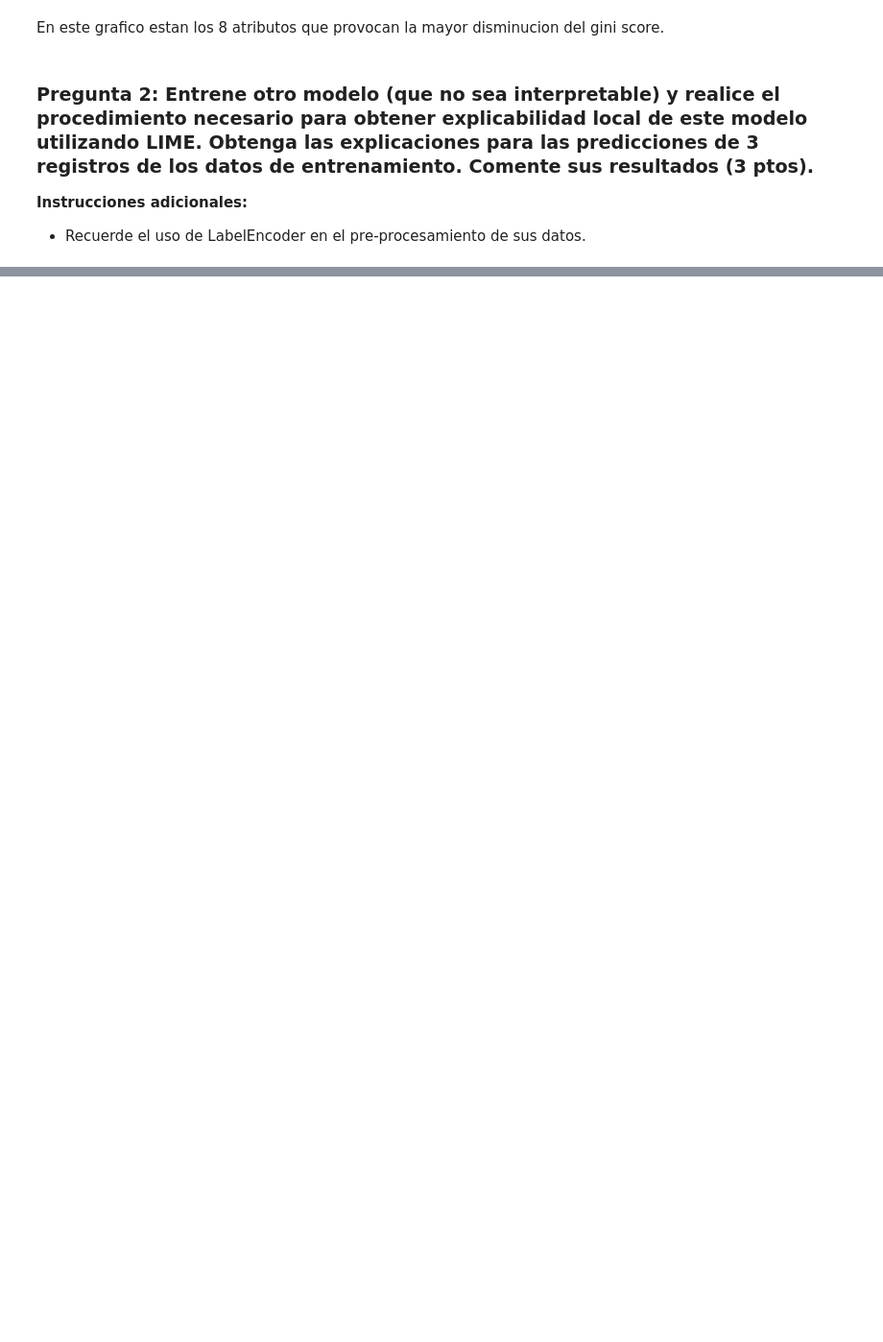
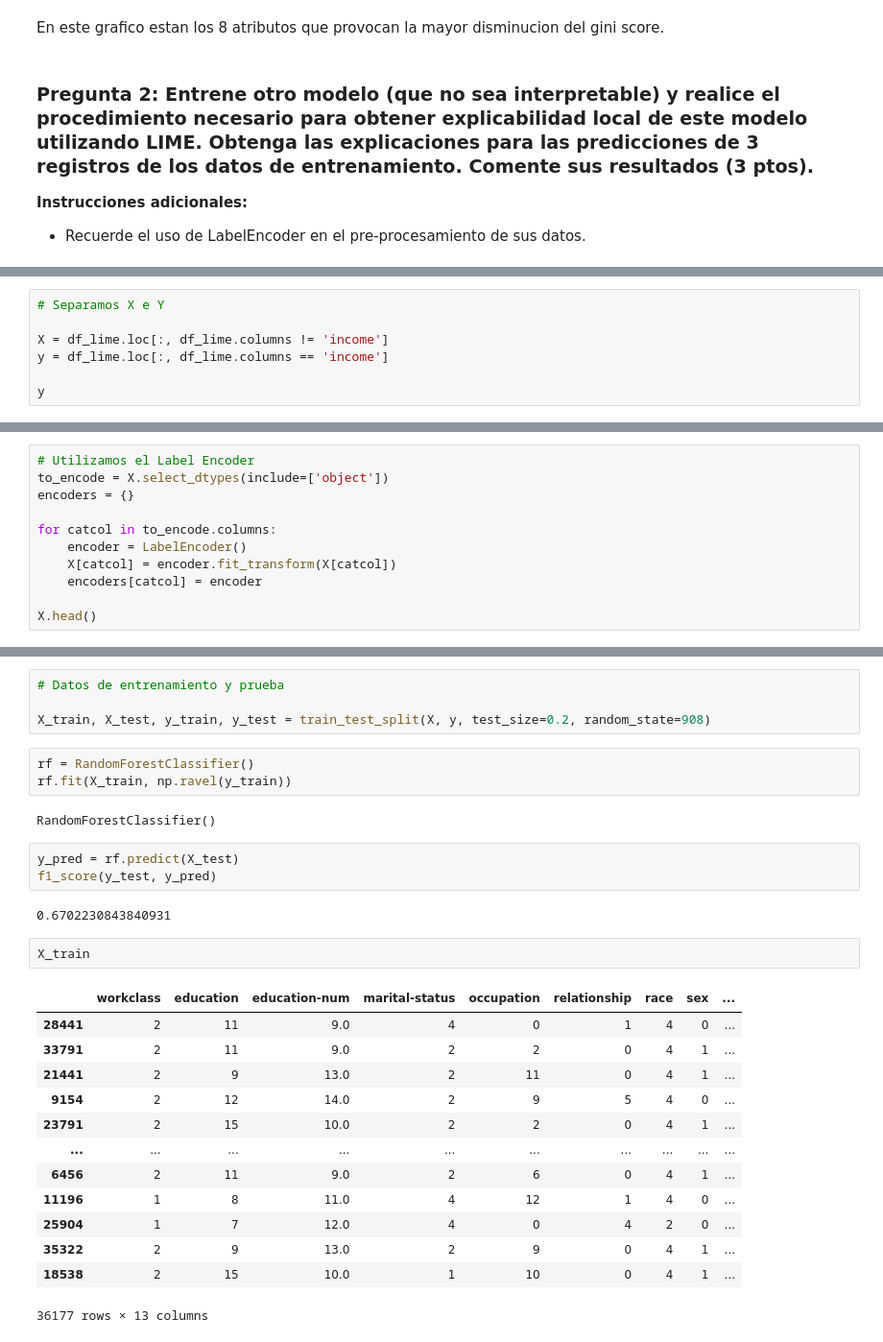
Before and after one commit to spoblete44/Etica-, a Jupyter notebook: Taller 3/Taller_Sumativo_3.ipynb, the cells around one changed output, grey strips where cells are left out. Shown at 96% size. Cells and saved outputs as stored; diff of their text form; blank space fills up the shorter version.

```diff
--- a/Taller 3/Taller_Sumativo_3.ipynb
+++ b/Taller 3/Taller_Sumativo_3.ipynb
@@ -131,0 +201,7 @@ En este grafico estan los 8 atributos que provocan la mayor disminucion del gini
+# %%
+# Separamos X e Y
+
+X = df_lime.loc[:, df_lime.columns != 'income']
+y = df_lime.loc[:, df_lime.columns == 'income']
+
+y
@@ -131,0 +240,11 @@ En este grafico estan los 8 atributos que provocan la mayor disminucion del gini
+# %%
+# Utilizamos el Label Encoder
+to_encode = X.select_dtypes(include=['object'])
+encoders = {}
+
+for catcol in to_encode.columns:
+    encoder = LabelEncoder()
+    X[catcol] = encoder.fit_transform(X[catcol])
+    encoders[catcol] = encoder
+
+X.head()
@@ -131,0 +291,30 @@ En este grafico estan los 8 atributos que provocan la mayor disminucion del gini
+# %%
+# Datos de entrenamiento y prueba
+
+X_train, X_test, y_train, y_test = train_test_split(X, y, test_size=0.2, random_state=908)
+# %%
+rf = RandomForestClassifier()
+rf.fit(X_train, np.ravel(y_train))
+# %% [output]
+RandomForestClassifier()
+# %%
+y_pred = rf.predict(X_test)
+f1_score(y_test, y_pred)
+# %% [output]
+0.6702230843840931
+# %%
+X_train
+# %% [output]
+|  | workclass | education | education-num | marital-status | occupation | relationship | race | sex | ... |
+| 28441 | 2 | 11 | 9.0 | 4 | 0 | 1 | 4 | 0 | ... |
+| 33791 | 2 | 11 | 9.0 | 2 | 2 | 0 | 4 | 1 | ... |
+| 21441 | 2 | 9 | 13.0 | 2 | 11 | 0 | 4 | 1 | ... |
+| 9154 | 2 | 12 | 14.0 | 2 | 9 | 5 | 4 | 0 | ... |
+| 23791 | 2 | 15 | 10.0 | 2 | 2 | 0 | 4 | 1 | ... |
+| ... | ... | ... | ... | ... | ... | ... | ... | ... | ... |
+| 6456 | 2 | 11 | 9.0 | 2 | 6 | 0 | 4 | 1 | ... |
+| 11196 | 1 | 8 | 11.0 | 4 | 12 | 1 | 4 | 0 | ... |
+| 25904 | 1 | 7 | 12.0 | 4 | 0 | 4 | 2 | 0 | ... |
+| 35322 | 2 | 9 | 13.0 | 2 | 9 | 0 | 4 | 1 | ... |
+| 18538 | 2 | 15 | 10.0 | 1 | 10 | 0 | 4 | 1 | ... |
+36177 rows × 13 columns
```
Also changed, not shown: parts of 21 cells of this notebook.
